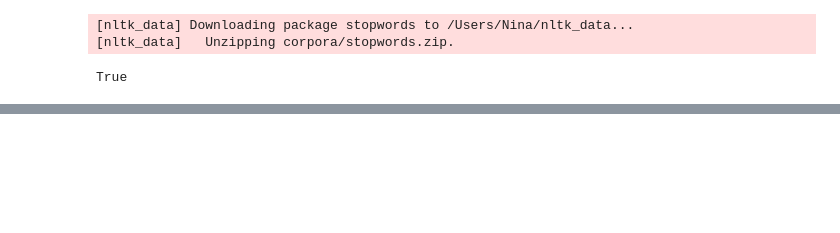
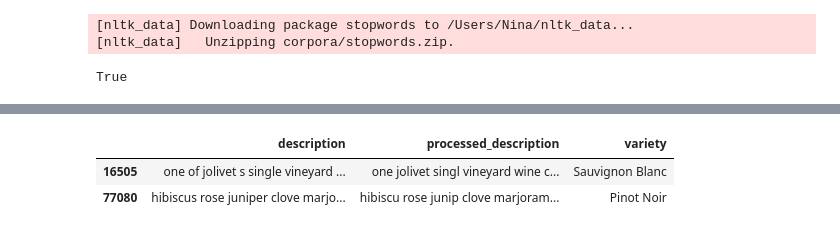
Before and after one commit to nsamko/wine_recommendation, a Jupyter notebook: wine.ipynb, the cells around one changed output, grey strips where cells are left out. Cells and saved outputs as stored; diff of their text form; code cells hidden in the pictures; blank space fills up the shorter version.

```diff
--- a/wine.ipynb
+++ b/wine.ipynb
@@ -439,3 +363,10 @@ count_all_words.most_common(100)
+# %%
+# Check for correctness by looking at 2 random rows of processed dataset
+df[['description','processed_description','variety']].sample(2)
+# %% [output]
+|  | description | processed_description | variety |
+| 16505 | one of jolivet s single vineyard ... | one jolivet singl vineyard wine c... | Sauvignon Blanc |
+| 77080 | hibiscus rose juniper clove marjo... | hibiscu rose junip clove marjoram... | Pinot Noir |
 # %%
 from nltk.probability import FreqDist
 fdist = FreqDist(all_words)
```
Also changed, not shown: parts of 29 cells of this notebook.
